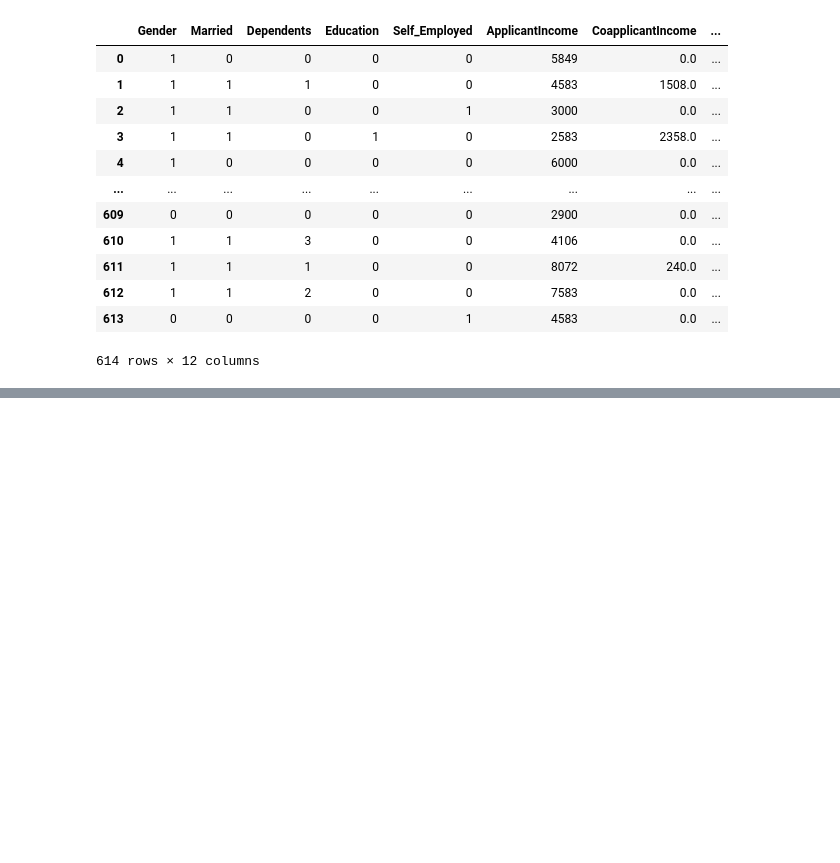
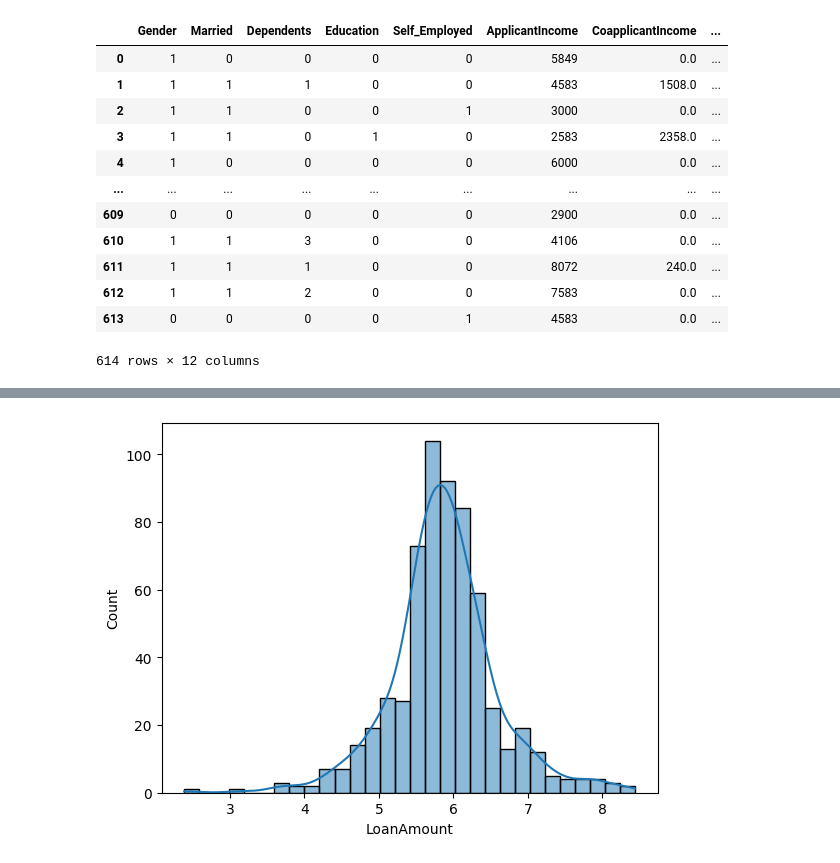
Before and after one commit to lucy-kevin/loan-prediction-data, a Jupyter notebook: loan_prediction.ipynb, the cells around one changed output, grey strips where cells are left out. Cells and saved outputs as stored; diff of their text form; code cells hidden in the pictures; blank space fills up the shorter version.

```diff
--- a/loan_prediction.ipynb
+++ b/loan_prediction.ipynb
@@ -227,7 +242,0 @@ Gender, Married, Dependents, Education, Self_Employed, Property_Area, Loan_Statu
-# %%
-from sklearn.preprocessing import LabelEncoder
-cat_features=  ['Gender','Education', 'Married','Dependents','Self_Employed','Property_Area','Loan_Status']
-encoder = LabelEncoder()
-for col in cat_features:
-    df_copy1[col] = encoder.fit_transform(df_copy1[col])
-df_copy1.head()
@@ -274,0 +279,6 @@ dtype: int64
+# %%
+num_features = ['LoanAmount','Loan_Amount_Term']
+# %%
+for col in num_features:
+    df_copy1[col].fillna(df_copy1[col].mean(), inplace=True)
+df_copy1
@@ -274,0 +371,16 @@ dtype: int64
+# %%
+from scipy import stats
+import pandas as pd
+
+# Function to apply Box-Cox transformation safely
+def boxcox_transform(column):
+    # Ensure the column is numeric
+    if pd.api.types.is_numeric_dtype(column):
+        # Check for positive values
+        if (column > 0).all() and column.nunique() > 1:
+            transformed, _ = stats.boxcox(column)  # No need to add 1 if already positive
+            return transformed
+    return column  # Return original column if transformation cannot be applied
+
+# Apply the transformation
+df_copy1 = df_copy1.apply(boxcox_transform)
@@ -274,0 +403,6 @@ dtype: int64
+# %%
+plt.Figure(figsize=(8,6))
+sns.histplot(df_copy1['LoanAmount'], bins=30, kde=True)
+plt.show()
+# %% [output]
+[figure, added]
```
Also changed, not shown: parts of 28 cells of this notebook.
